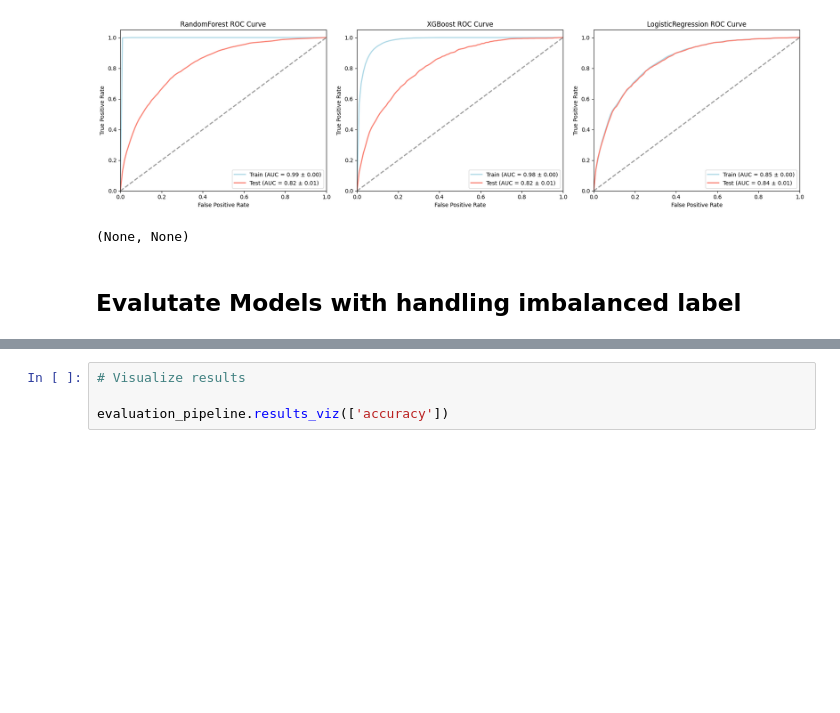
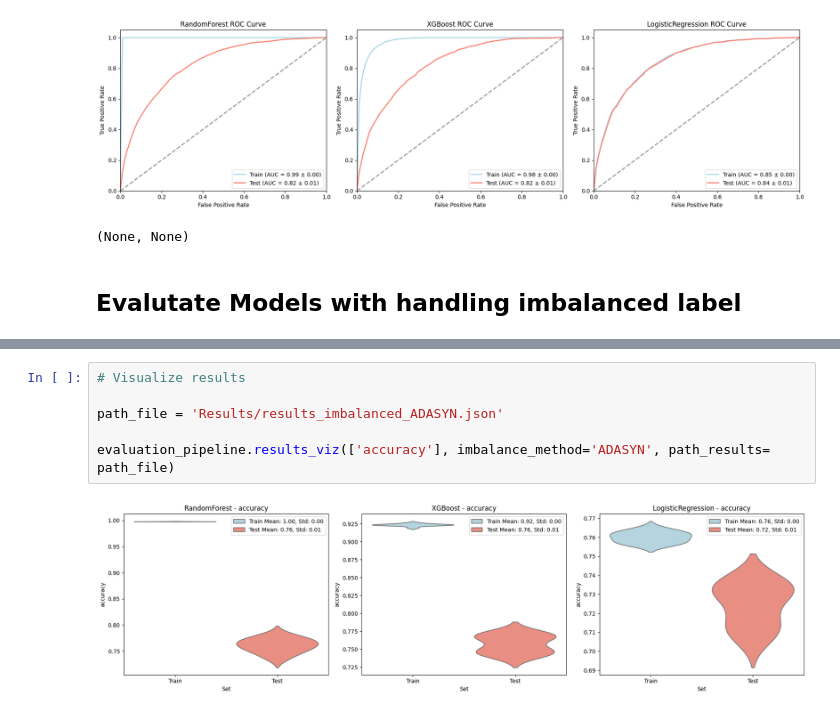
Before and after one commit to Silvano315/Churn-Prediction-with-SHAP, a Jupyter notebook: Classification.ipynb, the cells around one changed output, grey strips where cells are left out. Cells and saved outputs as stored; diff of their text form; blank space fills up the shorter version.

```diff
--- a/Classification.ipynb
+++ b/Classification.ipynb
@@ -122,4 +135,8 @@ Training Model 3 LogisticRegression...
 # %%
 # Visualize results
 
-evaluation_pipeline.results_viz(['accuracy'])
+path_file = 'Results/results_imbalanced_ADASYN.json'
+
+evaluation_pipeline.results_viz(['accuracy'], imbalance_method='ADASYN', path_results= path_file)
+# %% [output]
+[figure, added]
```
Also changed, not shown: parts of 5 cells of this notebook.
